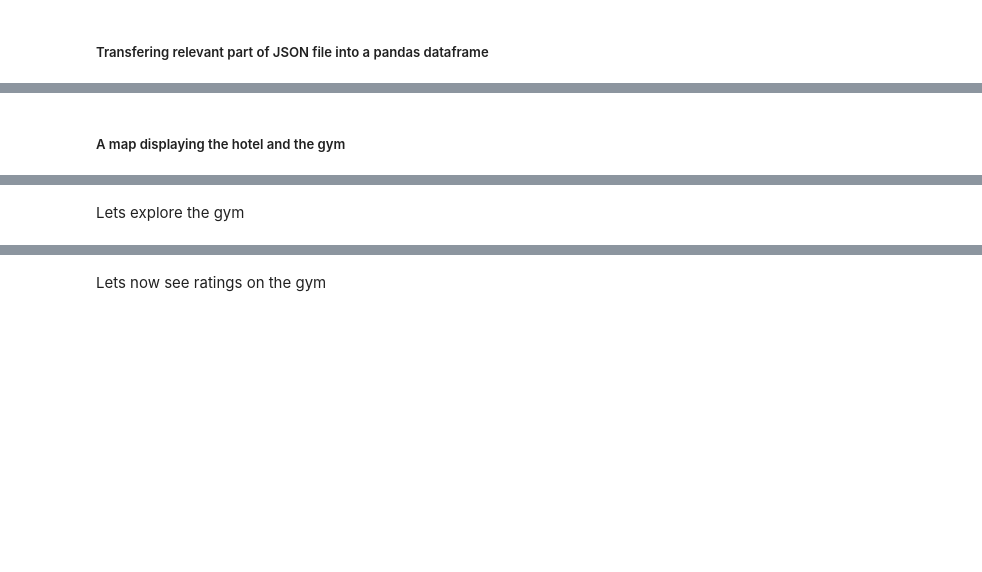
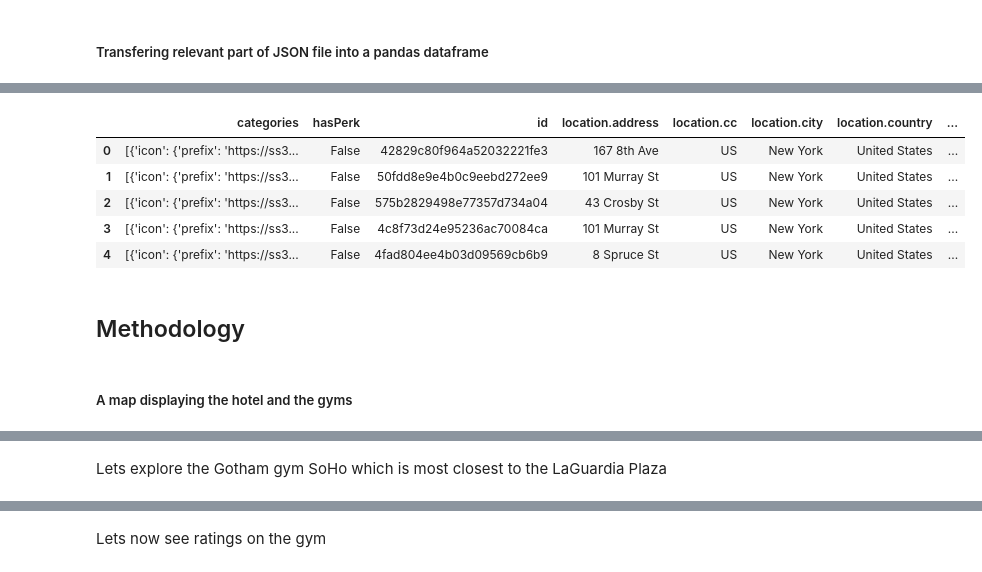
Before and after one commit to bogbeh/The-batttle-of-neighborhoods, a Jupyter notebook: The Battle of the neighborhoods.ipynb, the cells around one changed output, grey strips where cells are left out. Drawn from its saved outputs; the diff is of its cells as text; code cells hidden in the pictures; blank space fills up the shorter version.

```diff
--- a/The Battle of the neighborhoods.ipynb
+++ b/The Battle of the neighborhoods.ipynb
@@ -136,3 +145,17 @@ Unfortunately, there are not many gyms near Mishelle, but there is one at wuse w
+# %%
+dataframe['address']=dataframe['location.address']
+dataframe['lat']=dataframe['location.lat']
+dataframe['lng']=dataframe['location.lng']
+dataframe.head()
+# %% [output]
+|  | categories | hasPerk | id | location.address | location.cc | location.city | location.country | ... |
+| 0 | [{'icon': {'prefix': 'https://ss3... | False | 42829c80f964a52032221fe3 | 167 8th Ave | US | New York | United States | ... |
+| 1 | [{'icon': {'prefix': 'https://ss3... | False | 50fdd8e9e4b0c9eebd272ee9 | 101 Murray St | US | New York | United States | ... |
+| 2 | [{'icon': {'prefix': 'https://ss3... | False | 575b2829498e77357d734a04 | 43 Crosby St | US | New York | United States | ... |
+| 3 | [{'icon': {'prefix': 'https://ss3... | False | 4c8f73d24e95236ac70084ca | 101 Murray St | US | New York | United States | ... |
+| 4 | [{'icon': {'prefix': 'https://ss3... | False | 4fad804ee4b03d09569cb6b9 | 8 Spruce St | US | New York | United States | ... |
+# %% [markdown]
+## Methodology
 # %% [markdown]
-##### A map displaying the hotel and  the gym
+##### A map displaying the hotel and  the gyms
 # %%
@@ -165,6 +188,6 @@ folium.features.CircleMarker(
 venues_map
 # %% [output]
 [interactive output not drawn]
-# %% [markdown]
-Lets explore the gym
+# %% [markdown]
+Lets explore the Gotham gym SoHo which is most closest to the LaGuardia Plaza
 # %%
```
Also changed, not shown: parts of 34 cells of this notebook.
